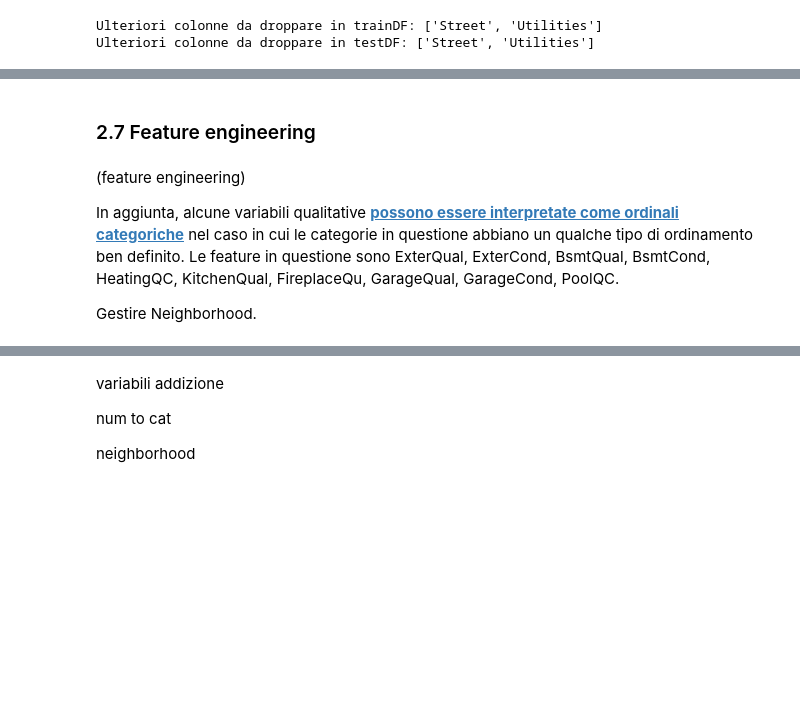
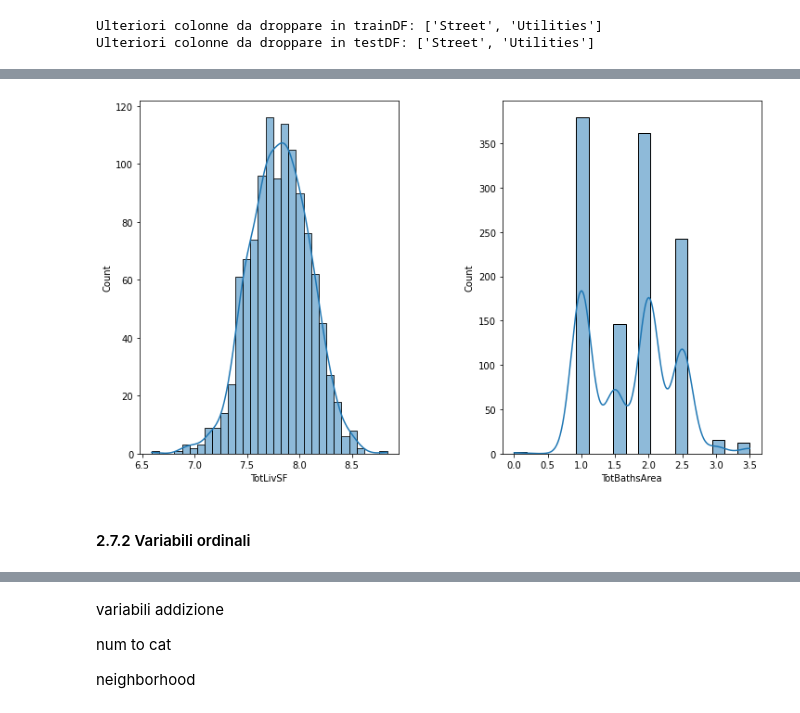
Before and after one commit to salvatorezam/House-Prices---Advanced-Regression-Techniques, a Jupyter notebook: house_prices_zammuto.ipynb, the cells around one changed output, grey strips where cells are left out. Drawn from its saved outputs; the diff is of its cells as text; code cells hidden in the pictures; blank space fills up the shorter version.

```diff
--- a/house_prices_zammuto.ipynb
+++ b/house_prices_zammuto.ipynb
@@ -834,8 +839,27 @@ Ulteriori colonne da droppare in testDF: ['Street', 'Utilities']
+# %%
+for name in datasets.keys():
+
+    # per TotLivSF, prendo quelle che compongono il totale di interesse,
+    # le riporto al valore iniziale con l'esponenziale, sommo e rieffettuo la Log-transform per far in modo
+    # da disporre già della colonna con skewness minimizzata;
+    datasets[name] = datasets[name].withColumn('TotLivSF', expr('log(exp(GrLivArea) + exp(TotalBsmtSF))'))
+
+    # nel caso di TotBathsArea, i valori che la compongono non erano stati trasformati
+    datasets[name] = datasets[name].withColumn('TotBathsArea', expr('FullBath + HalfBath*0.5'))
+# %%
+new_cols = ['TotLivSF', 'TotBathsArea']
+
+fig, axes = plt.subplots(ncols=2, figsize = (12, 7))
+fig.subplots_adjust(wspace=0.4)
+
+for idx, var in enumerate(new_cols):
+    vals = [row[var]
+        for row in datasets['trainDF'].select(var).collect()]
+    sns.histplot(data=vals, ax=axes[idx], kde=True)
+    axes[idx].set(xlabel=var)
+
+plt.show()
+# %% [output]
+[figure, added]
 # %% [markdown]
-### 2.7 Feature engineering
+#### 2.7.2 Variabili ordinali
-# %% [markdown]
-(feature engineering)
-
-In aggiunta, alcune variabili qualitative __[possono essere interpretate come ordinali categoriche](https://stats.oarc.ucla.edu/other/mult-pkg/whatstat/what-is-the-difference-between-categorical-ordinal-and-interval-variables/)__ nel caso in cui le categorie in questione abbiano un qualche tipo di ordinamento ben definito. Le feature in questione sono ExterQual, ExterCond, BsmtQual, BsmtCond, HeatingQC, KitchenQual, FireplaceQu, GarageQual, GarageCond, PoolQC.
-
-Gestire Neighborhood.
```
Also changed, not shown: parts of 3 cells of this notebook.
